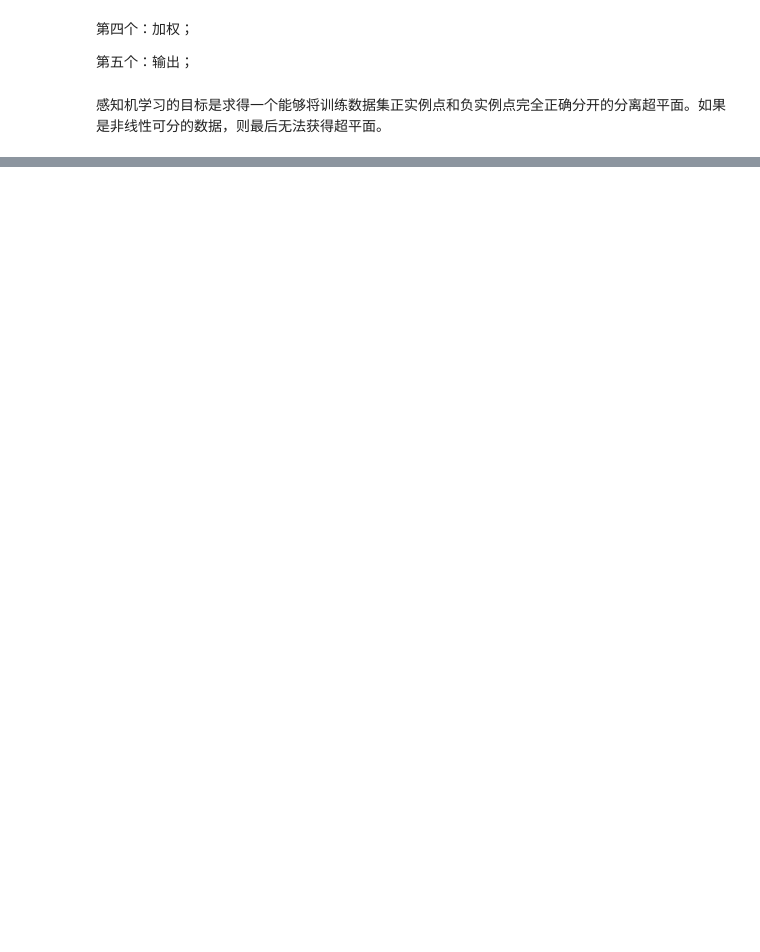
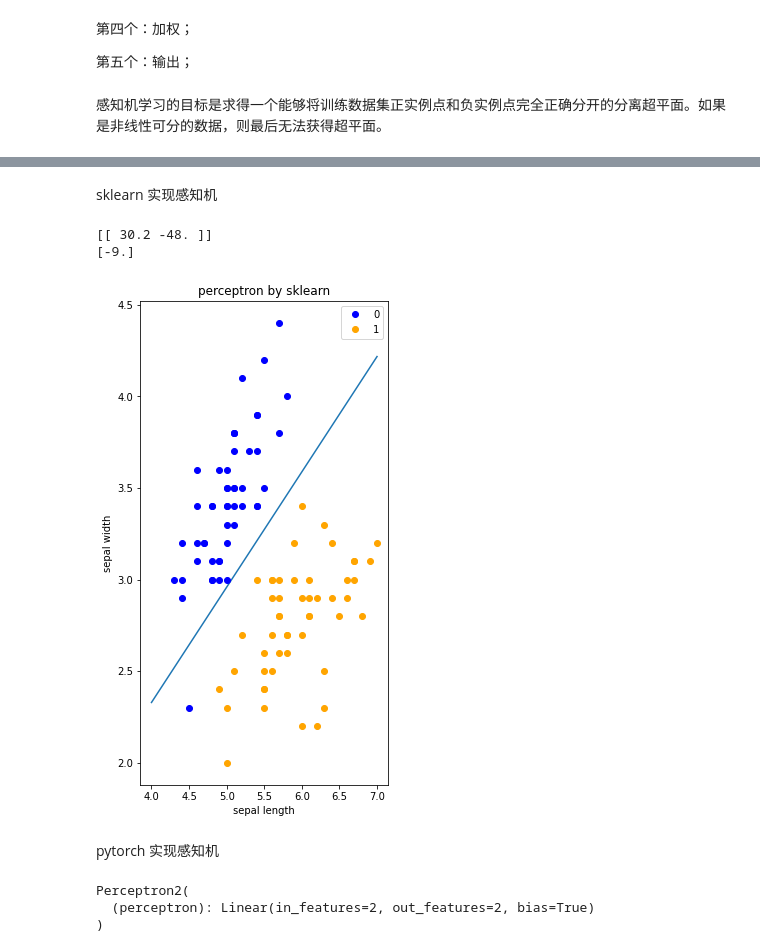
Before and after one commit to chenwenshuo0308/Perceptron, a Jupyter notebook: perceptron.ipynb, the cells around one changed output, grey strips where cells are left out. Drawn from its saved outputs; the diff is of its cells as text; code cells hidden in the pictures; blank space fills up the shorter version.

```diff
--- a/perceptron.ipynb
+++ b/perceptron.ipynb
@@ -17,0 +208,37 @@
+# %% [markdown]
+sklearn 实现感知机
+# %%
+from sklearn.linear_model import Perceptron
+clf = Perceptron(fit_intercept=True, max_iter=1000, shuffle=True)
+#fit_intercept表示是否保留截距
+clf.fit(x_train, y_train)
+
+print(clf.coef_)
+#输出系数w
+print(clf.intercept_)
+#输出截距b
+x_ponits = np.arange(4, 8)
+y_ = -(clf.coef_[0][0]*x_ponits + clf.intercept_)/clf.coef_[0][1]
+#根据上面的结果得到了方程，画图时根据w1x1+w2x2+b=0进行画图
+#由于画图时是二维的，这里的横轴x表示x1即第一个特征，纵轴y表示x2即第二个特征
+plt.figure(figsize=(15, 8))
+plt.subplot(133)
+plt.plot(x_ponits, y_)
+
+plt.plot(data[:50, 0], data[:50, 1], 'o', color='blue', label='0')
+plt.plot(data[50:100, 0], data[50:100, 1], 'o', color='orange', label='1')
+plt.xlabel('sepal length')
+plt.ylabel('sepal width')
+plt.title('perceptron by sklearn')
+plt.legend()
+
+plt.subplots_adjust(top=0.92, bottom=0.08, left=0.10, right=0.95, hspace=0.25,wspace=0.35)
+#调整子图间距
+plt.savefig("demo.jpg")
+plt.show()
+# %% [output]
+[[ 30.2 -48. ]]
+[-9.]
+[figure, added]
+# %% [markdown]
+pytorch 实现感知机
@@ -17,0 +254,24 @@
+# %%
+class Perceptron2(nn.Module):
+    def __init__(self):
+        super(Perceptron2, self).__init__()
+        self.perceptron=nn.Linear(2,2)
+
+
+
+    def forward(self, x):
+        output = self.perceptron(x)
+        output=torch.sigmoid(output)
+        return output    # return x for visualization
+
+
+perceptron=Perceptron2()
+print(perceptron)  # net architecture
+EPOCH = 10              # train the training data n times, to save time, we just train 1 epoch
+LR = 0.001
+optimizer = torch.optim.Adam(perceptron.parameters(), lr=LR)   # optimize all logistic parameters
+loss_func = nn.CrossEntropyLoss()                       # the target label is not one-hotted
+# %% [output]
+Perceptron2(
+  (perceptron): Linear(in_features=2, out_features=2, bias=True)
+)
```
Also changed, not shown: parts of 15 cells of this notebook.
